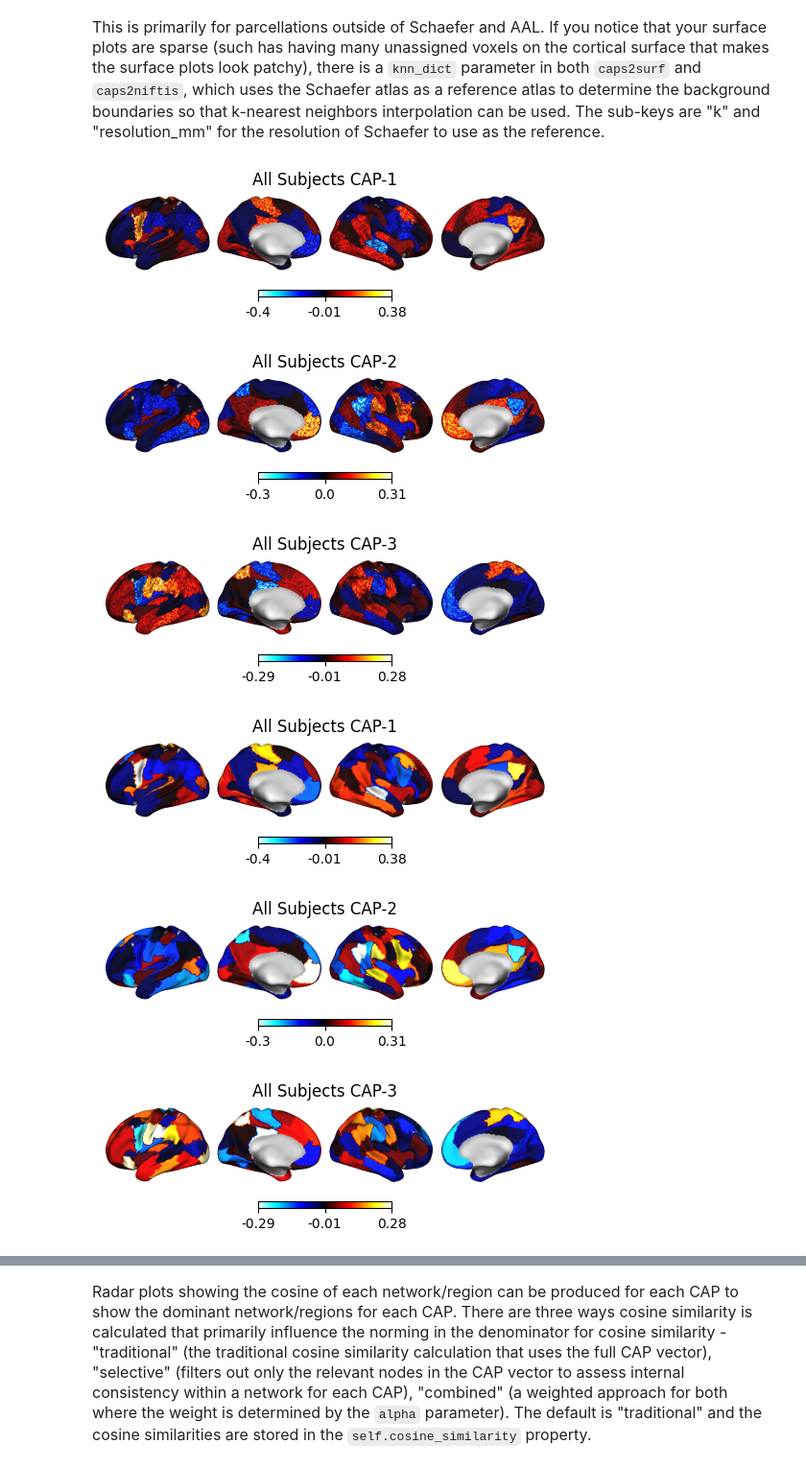
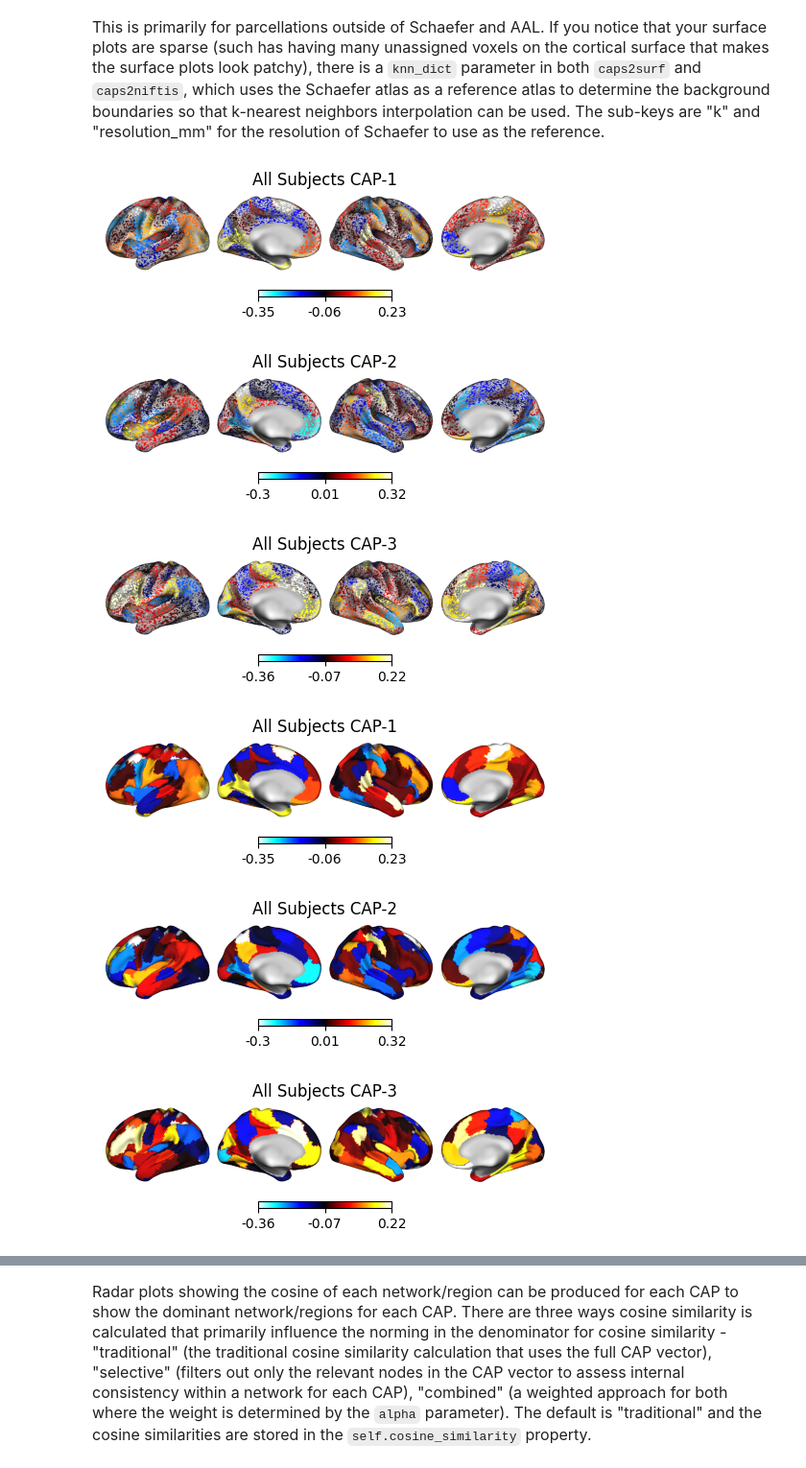
Before and after one commit to donishadsmith/neurocaps, a Jupyter notebook: demo.ipynb, the cells around one changed output, grey strips where cells are left out. Shown at 96% size. Saved outputs shown, nothing was run; the diff lists cells and outputs as text; code cells hidden in the pictures.

```diff
--- a/demo.ipynb
+++ b/demo.ipynb
@@ -290,24 +308,25 @@ cap_analysis.caps2surf(cmap=custom_cmap, size=(500, 100), layout="row")
 # %%
 # Rough example that adds zeroes to some non-zero, labeled voxels
 schaefer = nib.load(cap_analysis.parcel_approach["Schaefer"]["maps"])
 schaefer_shape = schaefer.shape
 flat_schaefer = schaefer.get_fdata().flatten()
 target_indices = np.where(flat_schaefer != 0)[0]
-n = int(len(target_indices) * 0.40)
+n = int(len(target_indices) * 0.30)
 random_indices = np.random.choice(target_indices, size=n, replace=False)
 flat_schaefer[random_indices] = 0
 reshape_schaefer = nib.Nifti1Image(np.reshape(flat_schaefer, schaefer_shape), affine=schaefer.affine, header=schaefer.header)
 nib.save(reshape_schaefer,"sparse_schaefer_for_neurocaps_demo.nii.gz")
+# Storing modified Schaefer in "maps" sub-key of parcel_approach
 cap_analysis.parcel_approach["Schaefer"]["maps"] = "sparse_schaefer_for_neurocaps_demo.nii.gz"
-# Sparse issue
-cap_analysis.caps2surf(cmap="cold_hot", layout="row",  size=(500, 100))
+# Generating a sparse issue
+cap_analysis.caps2surf(cmap="cold_hot", layout="row", size=(500, 100), method="nearest")
 # Fix sparse issue with knn; takes about 2 for this cell
-cap_analysis.caps2surf(cmap="cold_hot", layout="row",  size=(500, 100), knn_dict={"k":5, "resolution_mm":1})
+cap_analysis.caps2surf(cmap="cold_hot", layout="row", size=(500, 100), method="nearest", knn_dict={"k":5, "resolution_mm":1})
 # %% [output]
-[figure, old version]
+[figure, new version]
-[figure, old version]
+[figure, new version]
-[figure, old version]
+[figure, new version]
-[figure, old version]
+[figure, new version]
-[figure, old version]
+[figure, new version]
-[figure, old version]
+[figure, new version]
 # %% [markdown]
```
Also changed, not shown: parts of 45 cells of this notebook, 24 other files.
